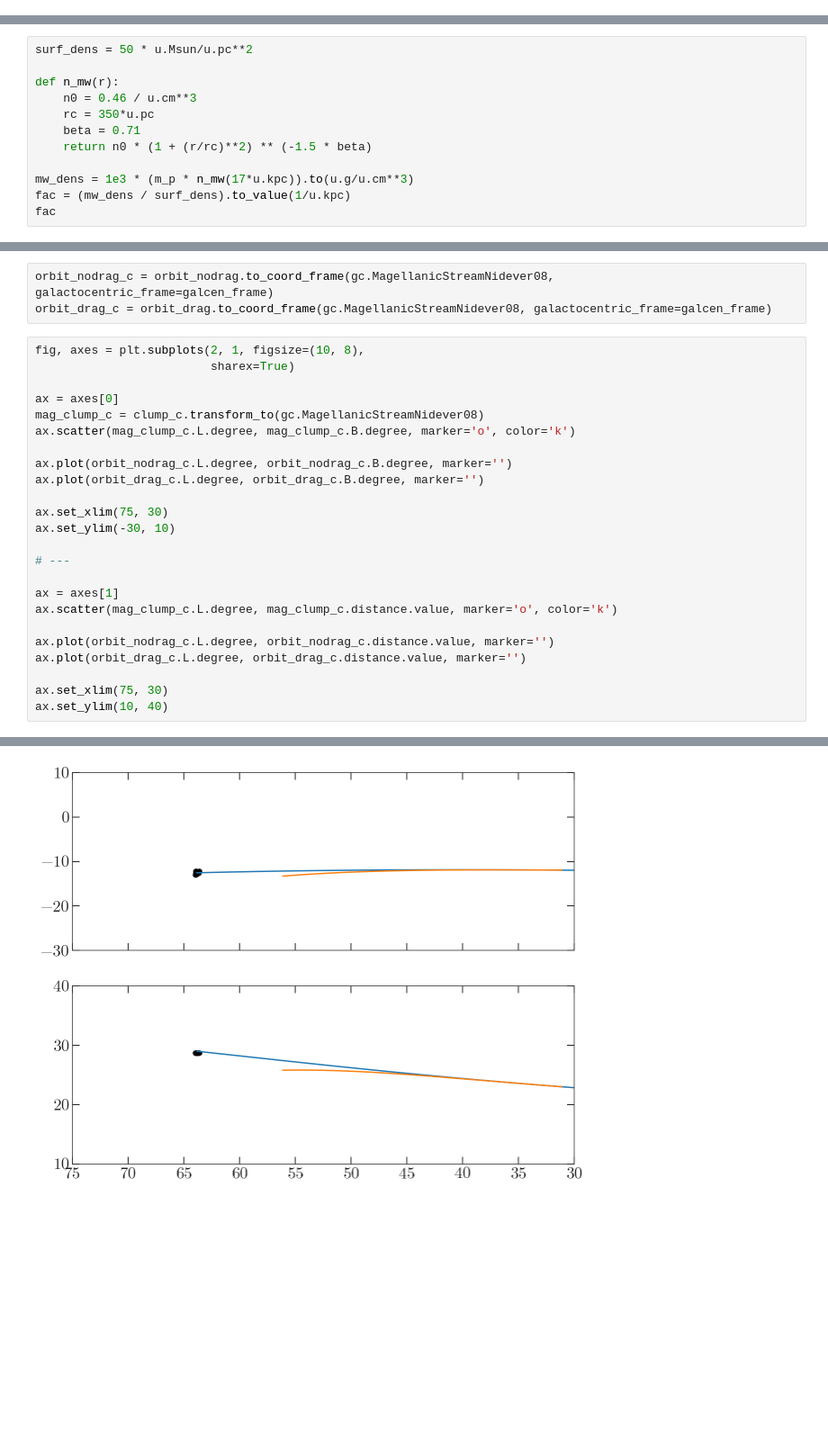
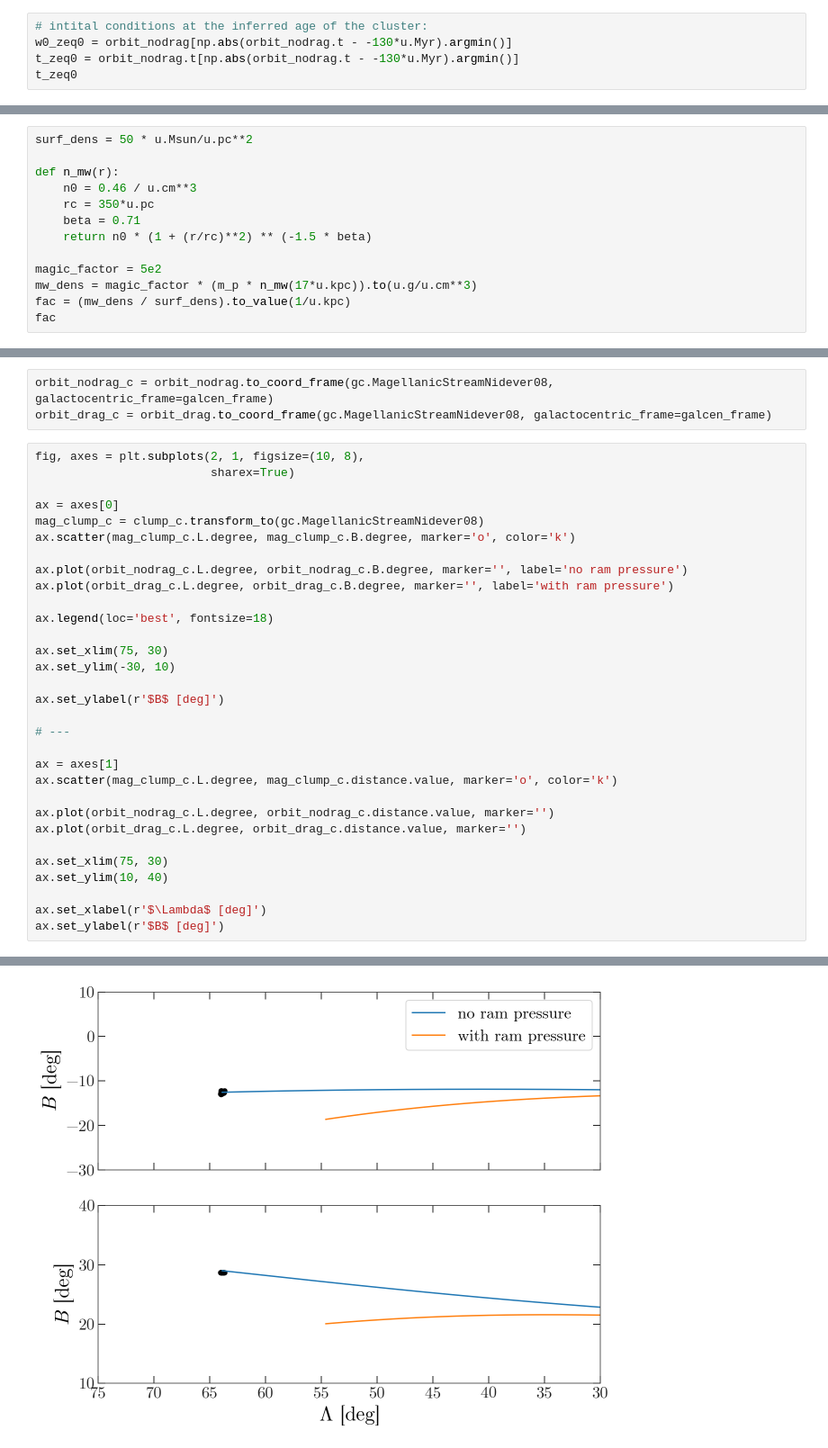
Before and after one commit to adrn/dr2-lmc-cluster, a Jupyter notebook: notebooks/Ram-pressure-orbit.ipynb, the cells around one changed output, grey strips where cells are left out. Shown: that part at 90% size. Cells and saved outputs as stored; diff of their text form; blank space fills up the shorter version.

Commit message:
labels

```diff
--- a/notebooks/Ram-pressure-orbit.ipynb
+++ b/notebooks/Ram-pressure-orbit.ipynb
@@ -64,0 +67,5 @@ $-71.9 \; \mathrm{Myr}$
+# %%
+# intital conditions at the inferred age of the cluster:
+w0_zeq0 = orbit_nodrag[np.abs(orbit_nodrag.t - -130*u.Myr).argmin()]
+t_zeq0 = orbit_nodrag.t[np.abs(orbit_nodrag.t - -130*u.Myr).argmin()]
+t_zeq0
@@ -79,7 +88,8 @@ def n_mw(r):
     beta = 0.71
     return n0 * (1 + (r/rc)**2) ** (-1.5 * beta)
 
-mw_dens = 1e3 * (m_p * n_mw(17*u.kpc)).to(u.g/u.cm**3)
+magic_factor = 5e2
+mw_dens = magic_factor * (m_p * n_mw(17*u.kpc)).to(u.g/u.cm**3)
 fac = (mw_dens / surf_dens).to_value(1/u.kpc)
 fac
 # %% [output]
@@ -125,11 +138,15 @@ ax = axes[0]
 mag_clump_c = clump_c.transform_to(gc.MagellanicStreamNidever08)
 ax.scatter(mag_clump_c.L.degree, mag_clump_c.B.degree, marker='o', color='k')
 
-ax.plot(orbit_nodrag_c.L.degree, orbit_nodrag_c.B.degree, marker='')
-ax.plot(orbit_drag_c.L.degree, orbit_drag_c.B.degree, marker='')
+ax.plot(orbit_nodrag_c.L.degree, orbit_nodrag_c.B.degree, marker='', label='no ram pressure')
+ax.plot(orbit_drag_c.L.degree, orbit_drag_c.B.degree, marker='', label='with ram pressure')
+
+ax.legend(loc='best', fontsize=18)
 
 ax.set_xlim(75, 30)
 ax.set_ylim(-30, 10)
+
+ax.set_ylabel(r'$B$ [deg]')
 
 # ---
 
@@ -141,4 +158,7 @@ ax.plot(orbit_drag_c.L.degree, orbit_drag_c.distance.value, marker='')
 
 ax.set_xlim(75, 30)
 ax.set_ylim(10, 40)
+
+ax.set_xlabel(r'$\Lambda$ [deg]')
+ax.set_ylabel(r'$B$ [deg]')
 # %% [output]
@@ -146 +166 @@ ax.set_ylim(10, 40)
-[figure, old version]
+[figure, new version]
```
Also changed, not shown: parts of 6 cells of this notebook.
